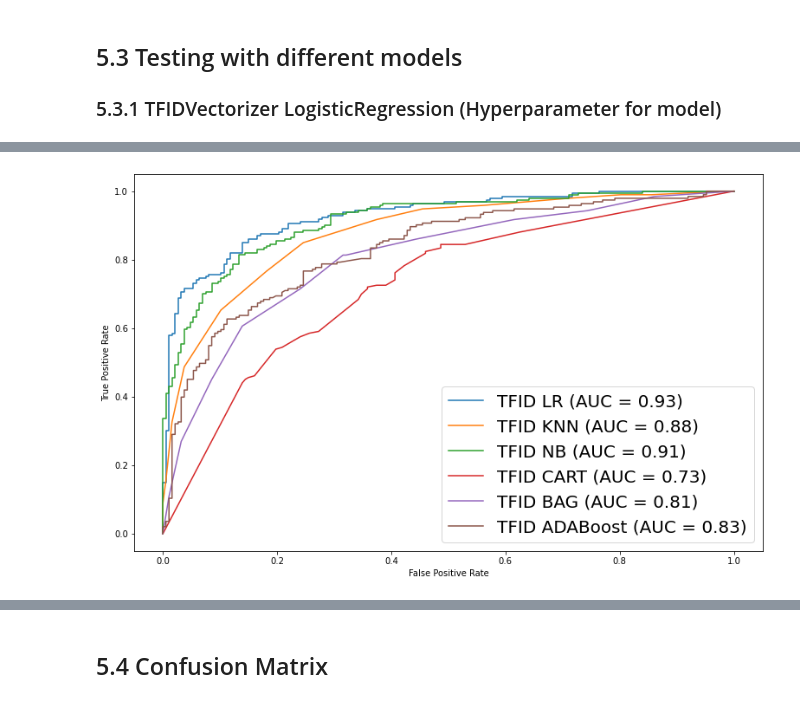
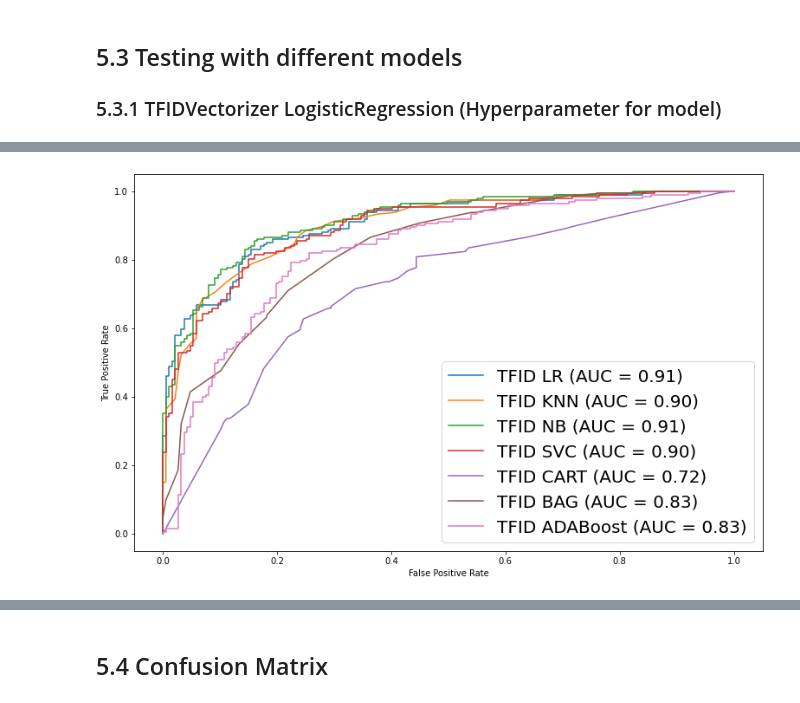
Before and after one commit to SimYiSY/Reddit_Post_Classification, a Jupyter notebook: code/2. Reddit Model.ipynb, the cells around one changed output, grey strips where cells are left out. Saved outputs shown, nothing was run; the diff lists cells and outputs as text; code cells hidden in the pictures.

```diff
--- a/code/2. Reddit Model.ipynb
+++ b/code/2. Reddit Model.ipynb
@@ -701,16 +815,16 @@ tfid_nb = Pipeline([
 ])
 
 pipe_params = {
-    'tfid__max_features': [1000,2000,3000],
-    'tfid__min_df': [1, 2, 3],
+    'tfid__max_features': [2000, 3000, 4000],
+    'tfid__min_df': [2, 3],
     'tfid__max_df': [.3, .4, .5],
     'tfid__ngram_range': [(1,1), (1,2)],
-    'nb__alpha': list(np.linspace(0.1,1,5))
+    'nb__alpha': list(np.linspace(0.1,1,3))
 }
 
 gs_tfid_nb = GridSearchCV(tfid_nb, # what object are we optimizing?
                   param_grid=pipe_params, # what parameters values are we searching?
-                  cv=5) # 5-fold cross-validation.
+                  cv=5, verbose = 1, n_jobs = -1) # 5-fold cross-validation.
 
 t0 = time()
 gs_tfid_nb.fit(clean_train_text, y_train)
@@ -732,17 +886,17 @@ tfid_cart = Pipeline([
 ])
 
 pipe_params = {
-    'tfid__max_features': [1000, 2000],
+    'tfid__max_features': [1000, 2000, 3000],
     'tfid__min_df': [2, 3],
     'tfid__max_df': [.3, .4],
     'tfid__ngram_range': [(1,1), (1,2)],
-    'cart__min_samples_split': [100 ,200, 300],
+    'cart__min_samples_split': [50, 100, 200],
     'cart__ccp_alpha': [0, 0.001]
 }
 
 gs_tfid_cart = GridSearchCV(tfid_cart, # what object are we optimizing?
                   param_grid=pipe_params, # what parameters values are we searching?
-                  cv=5) # 5-fold cross-validation.
+                  cv=5, verbose = 1, n_jobs = -1) # 5-fold cross-validation.
 
 t0 = time()
 gs_tfid_cart.fit(clean_train_text, y_train)
@@ -766,15 +926,16 @@ tfid_bag = Pipeline([
 ])
 
 pipe_params = {
-    'tfid__max_features': [2000, 3000],
-    'tfid__min_df': [2, 3, 4],
-    'tfid__max_df': [.3, .4, .5],
-    'tfid__ngram_range': [(1,1), (1,2)]
+    'tfid__max_features': [2000, 3000, 4000],
+    'tfid__min_df': [4, 5, 6],
+    'tfid__max_df': [.4, .5, .6],
+    'tfid__ngram_range': [(1,2)],
+    'bag__n_estimators': [10,20],
 }
 
 gs_tfid_bag = GridSearchCV(tfid_bag, # what object are we optimizing?
                   param_grid=pipe_params, # what parameters values are we searching?
-                  cv=5) # 5-fold cross-validation.
+                  cv=5, verbose = 1, n_jobs = -1) # 5-fold cross-validation.
 t0 = time()
 gs_tfid_bag.fit(clean_train_text, y_train)
 bag_test_time = time() - t0
@@ -796,16 +962,16 @@ tfid_ada = Pipeline([
 ])
 
 pipe_params = {
-    'tfid__max_features': [2000, 3000],
-    'tfid__min_df': [3, 4],
-    'tfid__max_df': [.3, .4],
-    'ada__n_estimators': [50,100],
-    'ada__learning_rate': [0.9, 1]
+    'tfid__max_features': [2000, 3000, 4000],
+    'tfid__min_df': [3, 4, 5],
+    'tfid__max_df': [.3, .4, .5],
+    'ada__n_estimators': [50, 100, 150],
+    'ada__learning_rate': [0.9, 1, 1.1]
 }
 
 gs_tfid_ada = GridSearchCV(tfid_ada, # what object are we optimizing?
                   param_grid=pipe_params, # what parameters values are we searching?
-                  cv=5) # 5-fold cross-validation.
+                  cv=5, verbose = 1, n_jobs = -1) # 5-fold cross-validation.
 t0 = time()
 gs_tfid_ada.fit(clean_train_text, y_train)
 ada_test_time = time() - t0
@@ -864,12 +1033,13 @@ ADABoost Fit Time: 174.95492267608643
 # %%
 fig, ax = plt.subplots(figsize=(13, 8))
 tfid_lr_disp = plot_roc_curve(gs_tfid_lr, clean_test_text, y_test, name = 'TFID LR', ax = ax)
 tfid_knn_disp = plot_roc_curve(gs_tfid_knn, clean_test_text, y_test, name = 'TFID KNN', ax = tfid_lr_disp.ax_)
 tfid_nb_disp = plot_roc_curve(gs_tfid_nb, clean_test_text, y_test, name = 'TFID NB', ax = tfid_lr_disp.ax_)
+tfid_svc_disp = plot_roc_curve(gs_tfid_svc, clean_test_text, y_test, name = 'TFID SVC', ax = tfid_lr_disp.ax_)
 tfid_cart_disp = plot_roc_curve(gs_tfid_cart, clean_test_text, y_test, name = 'TFID CART', ax = tfid_lr_disp.ax_)
 tfid_bag_disp = plot_roc_curve(gs_tfid_bag, clean_test_text, y_test, name = 'TFID BAG', ax = tfid_lr_disp.ax_)
 tfid_ada_disp = plot_roc_curve(gs_tfid_ada, clean_test_text, y_test, name = 'TFID ADABoost', ax = tfid_lr_disp.ax_)
 plt.legend(prop={"size":20});
 # %% [output]
-[figure, old version]
+[figure, new version]
 # %% [markdown]
```
Also changed, not shown: parts of 72 cells of this notebook, 2 other files.
